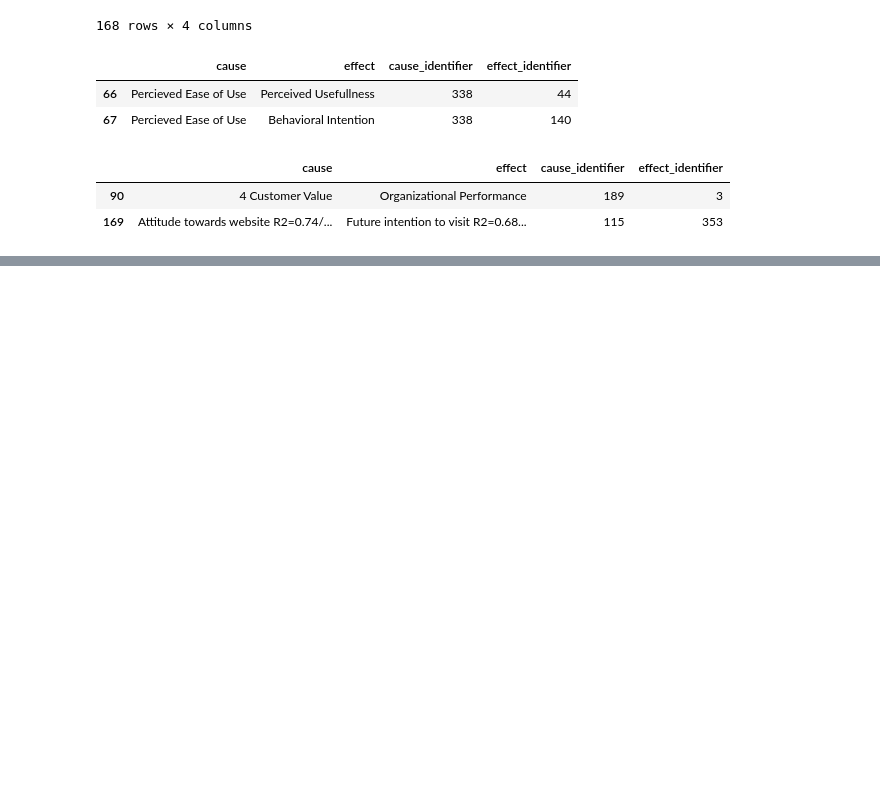
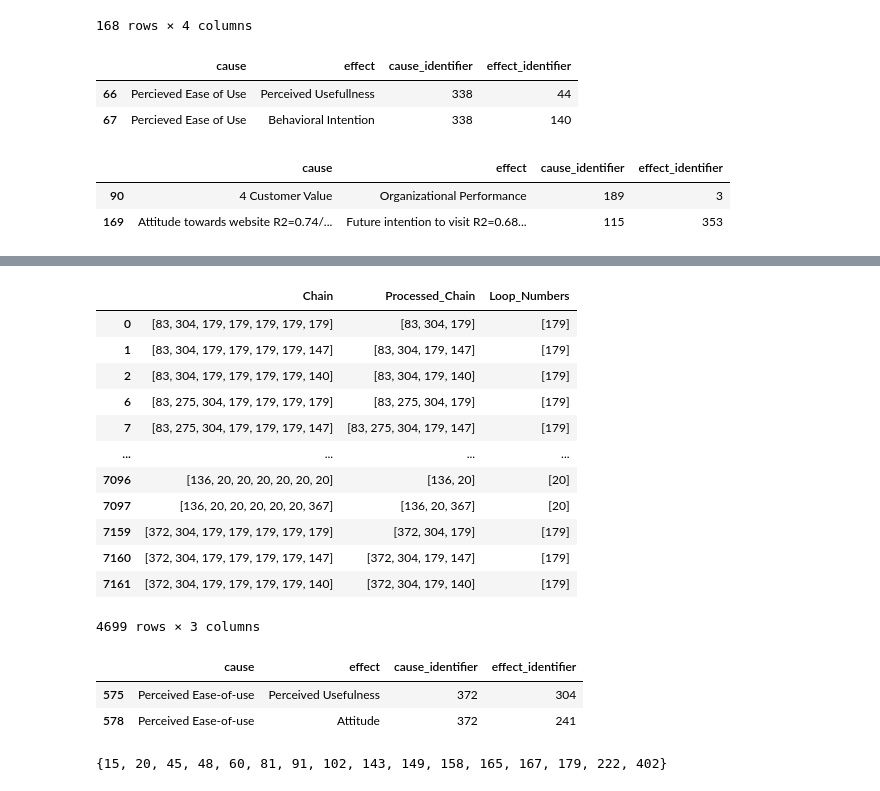
Before and after one commit to TimothyKusuma/Master-Thesis, a Jupyter notebook: ipynb_notebooks/inference_degrees.ipynb, the cells around one changed output, grey strips where cells are left out. Drawn from its saved outputs; the diff is of its cells as text; code cells hidden in the pictures; blank space fills up the shorter version.

```diff
--- a/ipynb_notebooks/inference_degrees.ipynb
+++ b/ipynb_notebooks/inference_degrees.ipynb
@@ -253,0 +300,33 @@ difference_df
+# %%
+def build_chains(current_chain, next_df_index, dataframes):
+    if next_df_index == len(dataframes):
+        return [current_chain]  # Return the completed chain
+
+    chains = []
+    last_effect = current_chain[-1]
+    next_df = dataframes[next_df_index]
+
+    # Find where the last effect is a cause in the next dataframe
+    next_steps = next_df[next_df['cause_identifier'] == last_effect]['effect_identifier'].tolist()
+
+    for step in next_steps:
+        # Extend the chain and continue building
+        extended_chain = current_chain + [step]
+        chains.extend(build_chains(extended_chain, next_df_index + 1, dataframes))
+
+    return chains
+
+# Initialize dataframes
+dataframes = [hypotheses_df, first_degree_hypotheses_df, second_degree_hypotheses_df, third_degree_hypotheses_df, fourth_degree_hypotheses_df, fifth_degree_hypotheses_df]
+
+# Build all possible chains
+all_chains = []
+for starting_cause in hypotheses_df['cause_identifier'].unique():
+    initial_effects = hypotheses_df[hypotheses_df['cause_identifier'] == starting_cause]['effect_identifier'].tolist()
+    for effect in initial_effects:
+        all_chains.extend(build_chains([starting_cause, effect], 1, dataframes))
+
+# Convert the chains to a new dataframe
+chain_df = pd.DataFrame({'Chain': all_chains})
+# %%
+chain = chain_df.drop_duplicates(subset=['Chain'])
@@ -253,0 +362,31 @@ difference_df
+# %%
+chain
+# %% [output]
+|  | Chain | Processed_Chain | Loop_Numbers |
+| 0 | [83, 304, 179, 179, 179, 179, 179] | [83, 304, 179] | [179] |
+| 1 | [83, 304, 179, 179, 179, 179, 147] | [83, 304, 179, 147] | [179] |
+| 2 | [83, 304, 179, 179, 179, 179, 140] | [83, 304, 179, 140] | [179] |
+| 6 | [83, 275, 304, 179, 179, 179, 179] | [83, 275, 304, 179] | [179] |
+| 7 | [83, 275, 304, 179, 179, 179, 147] | [83, 275, 304, 179, 147] | [179] |
+| ... | ... | ... | ... |
+| 7096 | [136, 20, 20, 20, 20, 20, 20] | [136, 20] | [20] |
+| 7097 | [136, 20, 20, 20, 20, 20, 367] | [136, 20, 367] | [20] |
+| 7159 | [372, 304, 179, 179, 179, 179, 179] | [372, 304, 179] | [179] |
+| 7160 | [372, 304, 179, 179, 179, 179, 147] | [372, 304, 179, 147] | [179] |
+| 7161 | [372, 304, 179, 179, 179, 179, 140] | [372, 304, 179, 140] | [179] |
+4699 rows × 3 columns
+# %%
+hypotheses_df.loc[hypotheses_df['cause_identifier'] == 372]
+# %% [output]
+|  | cause | effect | cause_identifier | effect_identifier |
+| 575 | Perceived Ease-of-use | Perceived Usefulness | 372 | 304 |
+| 578 | Perceived Ease-of-use | Attitude | 372 | 241 |
+# %%
+# get unique loop numbers identifiers
+distinct_loop_numbers = set()
+for loop_list in chain['Loop_Numbers']:
+    distinct_loop_numbers.update(loop_list)
+
+distinct_loop_numbers
+# %% [output]
+{15, 20, 45, 48, 60, 81, 91, 102, 143, 149, 158, 165, 167, 179, 222, 402}
```
Also changed, not shown: parts of 9 cells of this notebook, 4 other files.
